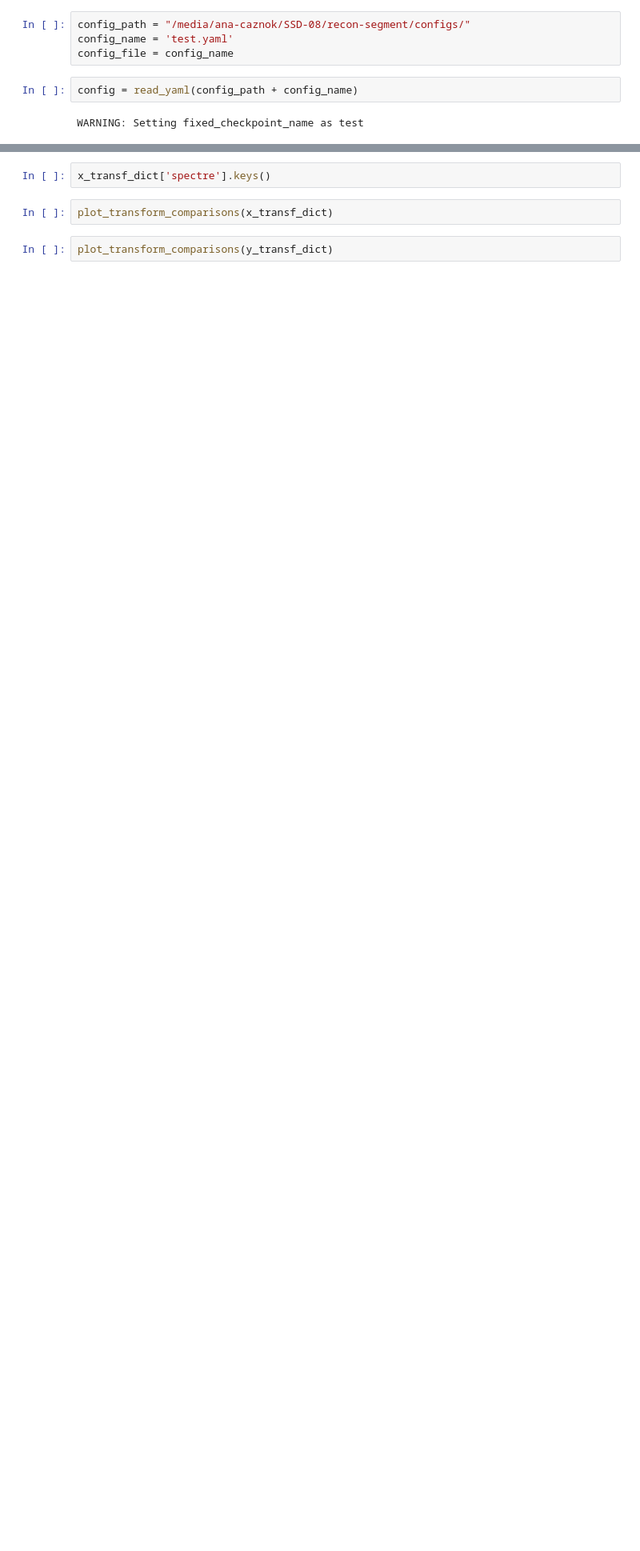
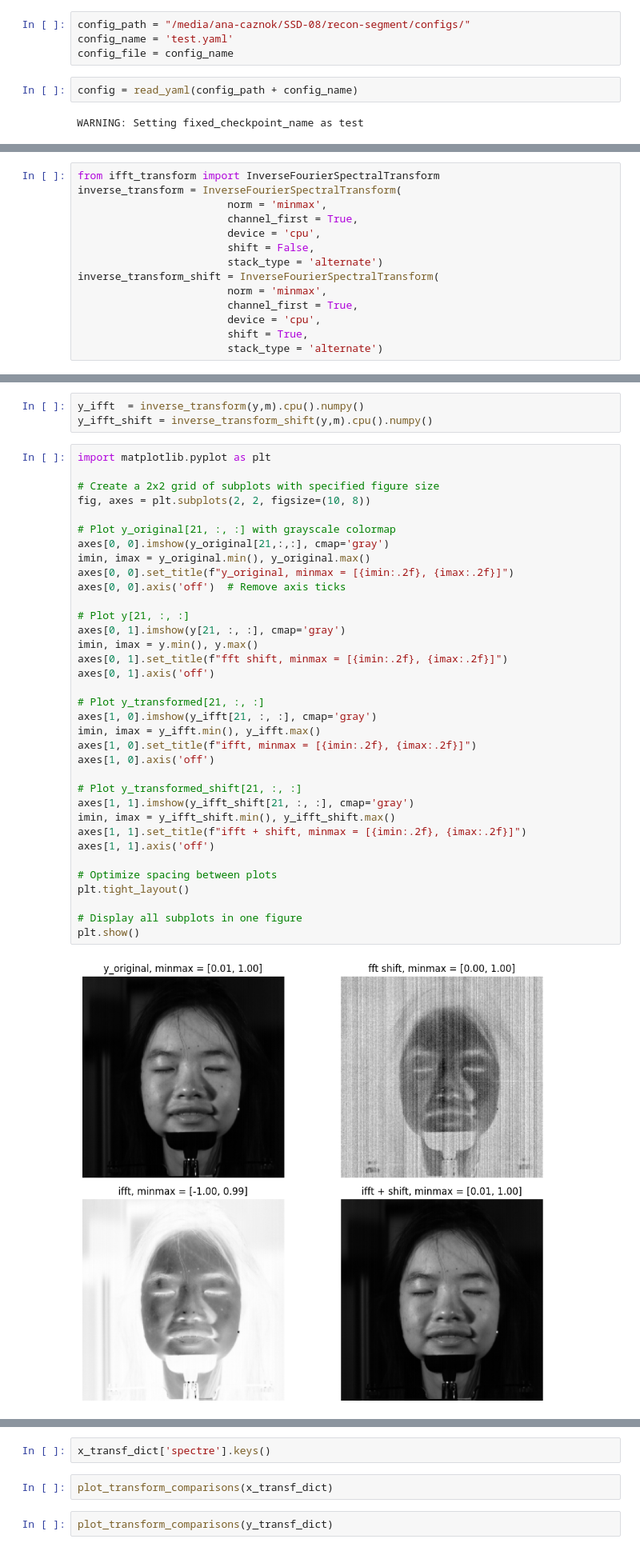
Before and after one commit to ana-caznok/recon-segment, a Jupyter notebook: notebooks/try_train_model.ipynb, the cells around one changed output, grey strips where cells are left out. Shown at 80% size. Saved outputs shown, nothing was run; the diff lists cells and outputs as text; blank space fills up the shorter version.

```diff
--- a/notebooks/try_train_model.ipynb
+++ b/notebooks/try_train_model.ipynb
@@ -99,0 +146,14 @@ torch.Size([61, 1024, 1024])
+# %%
+from ifft_transform import InverseFourierSpectralTransform
+inverse_transform = InverseFourierSpectralTransform(
+                        norm = 'minmax',
+                        channel_first = True,
+                        device = 'cpu',
+                        shift = False,
+                        stack_type = 'alternate')
+inverse_transform_shift = InverseFourierSpectralTransform(
+                        norm = 'minmax',
+                        channel_first = True,
+                        device = 'cpu',
+                        shift = True,
+                        stack_type = 'alternate')
@@ -99,0 +164,40 @@ torch.Size([61, 1024, 1024])
+# %%
+y_ifft  = inverse_transform(y,m).cpu().numpy()
+y_ifft_shift = inverse_transform_shift(y,m).cpu().numpy()
+# %%
+import matplotlib.pyplot as plt
+
+# Create a 2x2 grid of subplots with specified figure size
+fig, axes = plt.subplots(2, 2, figsize=(10, 8))
+
+# Plot y_original[21, :, :] with grayscale colormap
+axes[0, 0].imshow(y_original[21,:,:], cmap='gray')
+imin, imax = y_original.min(), y_original.max()
+axes[0, 0].set_title(f"y_original, minmax = [{imin:.2f}, {imax:.2f}]")
+axes[0, 0].axis('off')  # Remove axis ticks
+
+# Plot y[21, :, :]
+axes[0, 1].imshow(y[21, :, :], cmap='gray')
+imin, imax = y.min(), y.max()
+axes[0, 1].set_title(f"fft shift, minmax = [{imin:.2f}, {imax:.2f}]")
+axes[0, 1].axis('off')
+
+# Plot y_transformed[21, :, :]
+axes[1, 0].imshow(y_ifft[21, :, :], cmap='gray')
+imin, imax = y_ifft.min(), y_ifft.max()
+axes[1, 0].set_title(f"ifft, minmax = [{imin:.2f}, {imax:.2f}]")
+axes[1, 0].axis('off')
+
+# Plot y_transformed_shift[21, :, :]
+axes[1, 1].imshow(y_ifft_shift[21, :, :], cmap='gray')
+imin, imax = y_ifft_shift.min(), y_ifft_shift.max()
+axes[1, 1].set_title(f"ifft + shift, minmax = [{imin:.2f}, {imax:.2f}]")
+axes[1, 1].axis('off')
+
+# Optimize spacing between plots
+plt.tight_layout()
+
+# Display all subplots in one figure
+plt.show()
+# %% [output]
+[figure, added]
```
Also changed, not shown: parts of 35 cells of this notebook, 12 other files.
